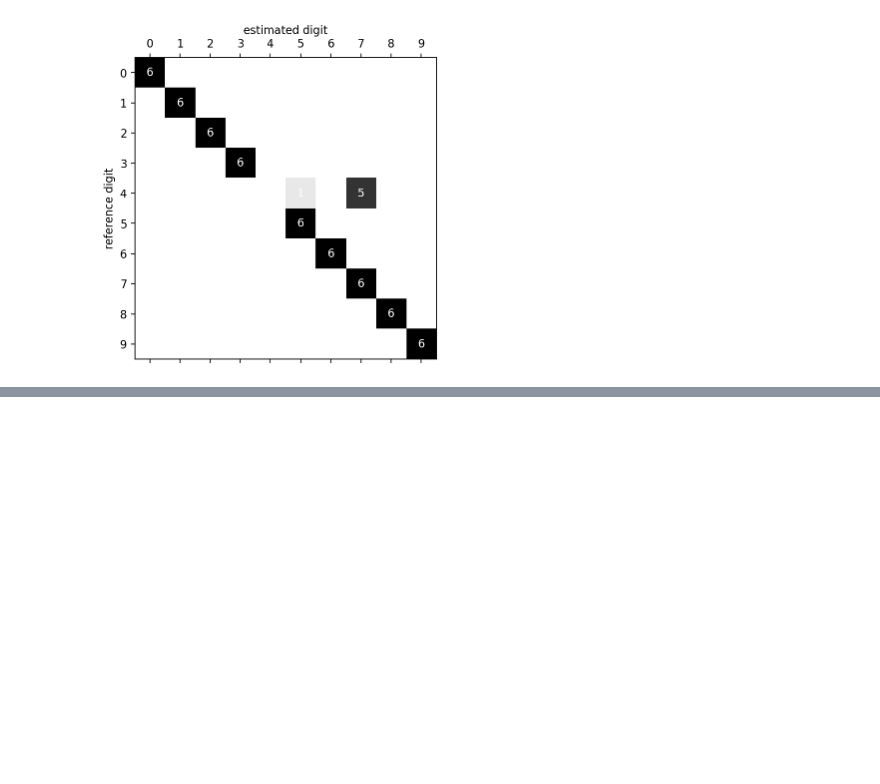
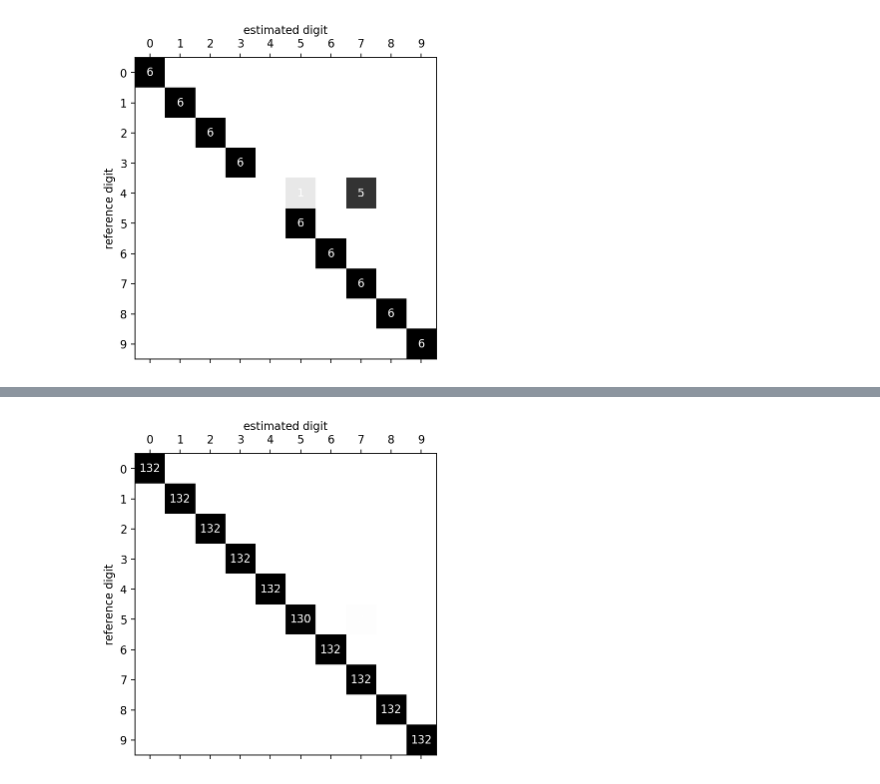
Before and after one commit to littlebuzzybee/TSIA206-TP2, a Jupyter notebook: TP - Dynamic Time Warping for Speech Recognition.ipynb, the cells around one changed output, grey strips where cells are left out. Drawn from its saved outputs; the diff is of its cells as text; code cells hidden in the pictures; blank space fills up the shorter version.

Commit message:
done protocol 2

```diff
--- a/TP - Dynamic Time Warping for Speech Recognition.ipynb
+++ b/TP - Dynamic Time Warping for Speech Recognition.ipynb
@@ -569,6 +569,17 @@ def protocol1_worker(i, unknown_reps, unknown_digits,
         ret.append(distance/length)
 
     return ret
+# %%
+def protocol2_worker(ref_rep, unknown_rep, unknown_digit, vectors, norm_dists, gamma):
+    ret = []
+
+    for ref_digit in range(10):
+        C, M, distance, length = time_alignment(vectors[unknown_rep][unknown_digit],
+                                                vectors[ref_rep][ref_digit],
+                                                gamma)
+        ret.append(distance/length)
+
+    return ret
 # %%
 def evaluation_recognition(vectors, gamma, protocol):
     """
@@ -715,0 +788,3 @@ plot_conf_mat(confusion_SIG2)
+# %%
+confusion_SIG, accuracy_SIG, D_SIG = evaluation_recognition(vectors_SIG, 2, 2)
+print(f"Accuracy on SIG data: {accuracy_SIG:.2f}")
@@ -715,0 +805,4 @@ plot_conf_mat(confusion_SIG2)
+# %%
+plot_conf_mat(confusion_SIG)
+# %% [output]
+[figure, added]
```
Also changed, not shown: parts of 6 cells of this notebook.
